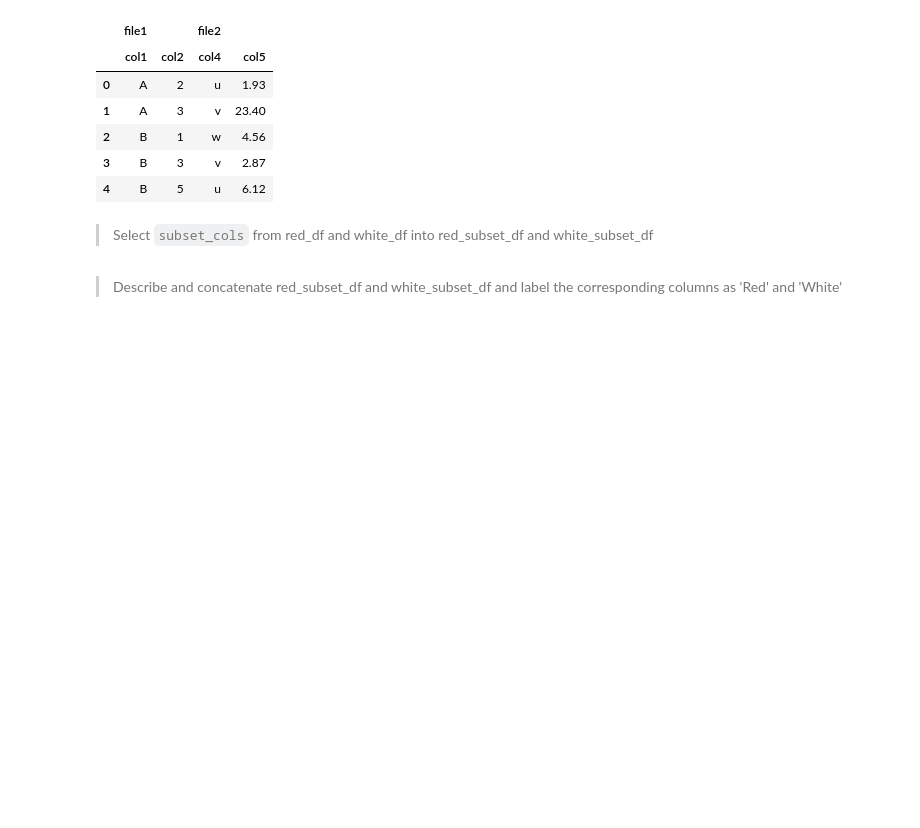
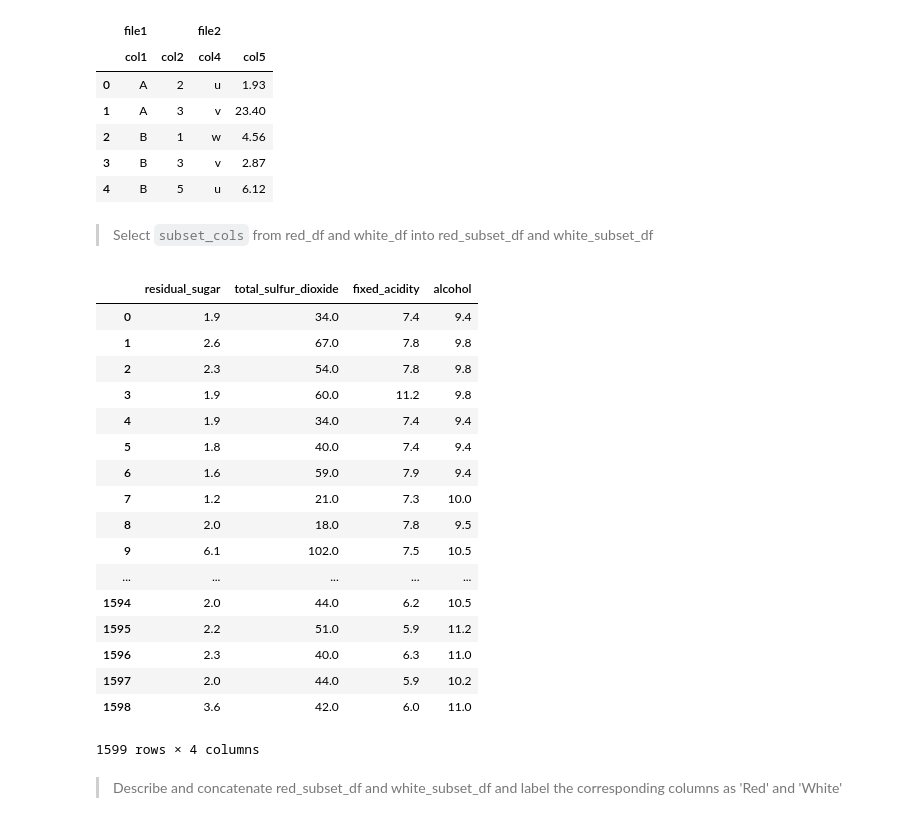
Before and after one commit to goodhamgupta/ml_workshop, a Jupyter notebook: 02-More Pandas and Visualization.ipynb, the cells around one changed output. Drawn from its saved outputs; the diff is of its cells as text; code cells hidden in the pictures; blank space fills up the shorter version.

```diff
--- a/02-More Pandas and Visualization.ipynb
+++ b/02-More Pandas and Visualization.ipynb
@@ -274,6 +312,27 @@ pd.concat([col12_df, col45_df], axis=1, keys=['file1', 'file2'])
 subset_cols = ['residual_sugar', 'total_sulfur_dioxide', 'fixed_acidity', 'alcohol']
 # %% [markdown]
 > Select `subset_cols` from red_df and white_df into red_subset_df and white_subset_df
+# %%
+red_df[subset_cols]
+# %% [output]
+|  | residual_sugar | total_sulfur_dioxide | fixed_acidity | alcohol |
+| 0 | 1.9 | 34.0 | 7.4 | 9.4 |
+| 1 | 2.6 | 67.0 | 7.8 | 9.8 |
+| 2 | 2.3 | 54.0 | 7.8 | 9.8 |
+| 3 | 1.9 | 60.0 | 11.2 | 9.8 |
+| 4 | 1.9 | 34.0 | 7.4 | 9.4 |
+| 5 | 1.8 | 40.0 | 7.4 | 9.4 |
+| 6 | 1.6 | 59.0 | 7.9 | 9.4 |
+| 7 | 1.2 | 21.0 | 7.3 | 10.0 |
+| 8 | 2.0 | 18.0 | 7.8 | 9.5 |
+| 9 | 6.1 | 102.0 | 7.5 | 10.5 |
+| ... | ... | ... | ... | ... |
+| 1594 | 2.0 | 44.0 | 6.2 | 10.5 |
+| 1595 | 2.2 | 51.0 | 5.9 | 11.2 |
+| 1596 | 2.3 | 40.0 | 6.3 | 11.0 |
+| 1597 | 2.0 | 44.0 | 5.9 | 10.2 |
+| 1598 | 3.6 | 42.0 | 6.0 | 11.0 |
+1599 rows × 4 columns
 # %% [markdown]
 > Describe and concatenate red_subset_df and white_subset_df and label the corresponding columns as 'Red' and 'White'
 # %% [markdown]
```
Also changed, not shown: parts of 7 cells of this notebook, 8 other files.
